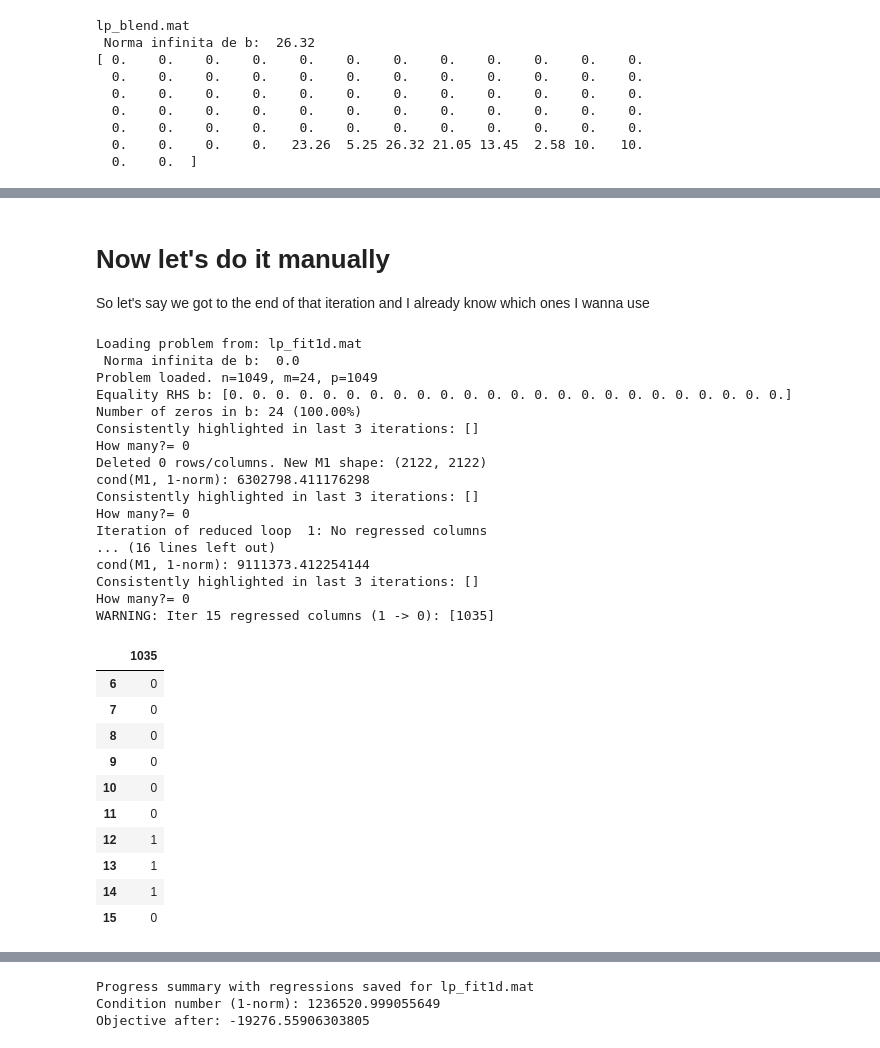
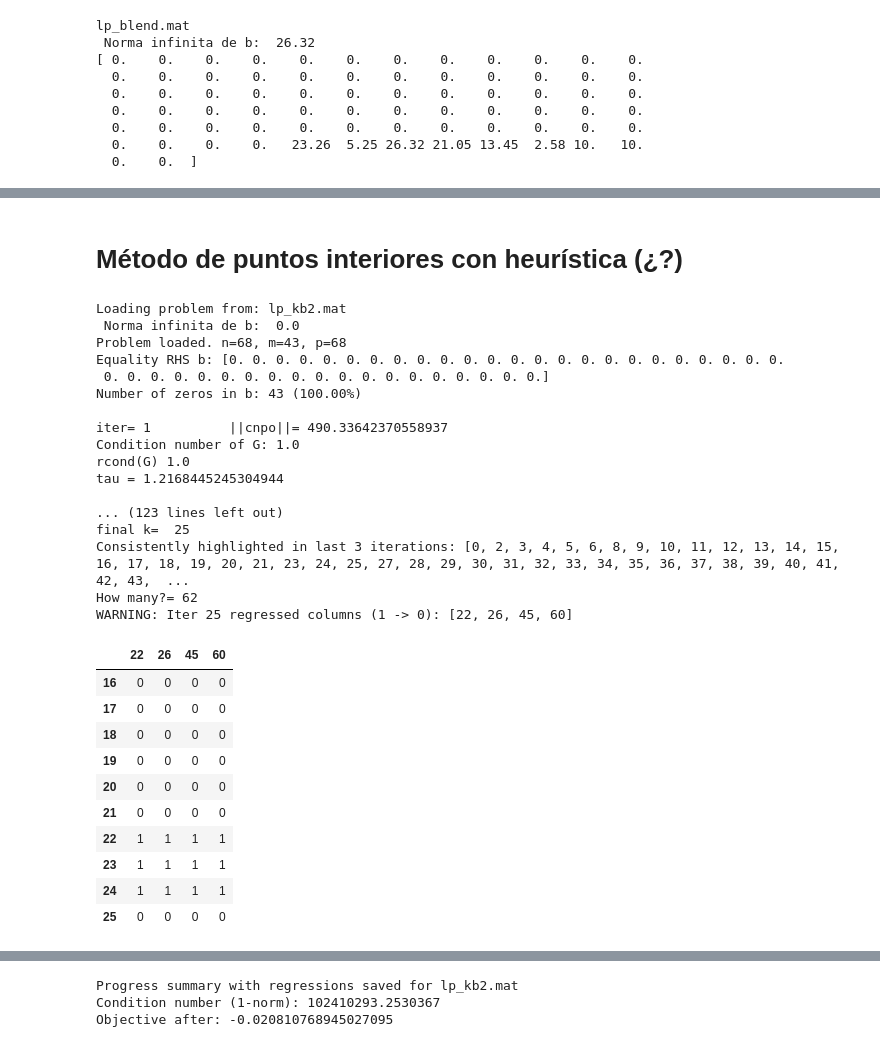
Before and after one commit to fattyfibonacci/thesis_int_point, a Jupyter notebook: intpoint_probs.ipynb, the cells around one changed output, grey strips where cells are left out. Saved outputs shown, nothing was run; the diff lists cells and outputs as text; code cells hidden in the pictures.

Commit message:
kmax=100 and final code for results

```diff
--- a/intpoint_probs.ipynb
+++ b/intpoint_probs.ipynb
@@ -276,13 +273,11 @@ Sistema Reducido
-# %% [markdown]
-# Now let's do it manually
-
-So let's say we got to the end of that iteration and I already know which ones I wanna use
+# %% [markdown]
+# Método de puntos interiores con heurística (¿?)
 # %%
 # Choose a file
-#mat_files = 'lp_kb2.mat'     # b = 0
+mat_files = 'lp_kb2.mat'     # b = 0
 #mat_files = 'lp_afiro.mat'   # bmax = 500, and no mu tends to zero  and no condition problem
 #mat_files = 'lp_blend.mat'    # bmax = 26.32, and no mu tends to zero.
-mat_files = 'lp_fit1d.mat'   # b = 0
+#mat_files = 'lp_fit1d.mat'   # b = 0
 #mat_files = 'lp_fit1p.mat'   # bmax = 216, and no mu tends to zero, condition 10^12
 #mat_files = 'lp_grow15.mat'  # b = 0, condition 10^6
 #mat_files = 'lp_grow22.mat'  # b = 0, condition 1.4e7
@@ -310,7 +305,7 @@ problem_info = {
 }
 
 tol = 1e-6
-kmax = 10
+kmax = 100
 
 #print("El rango de A es", np.linalg.matrix_rank(A))
 
@@ -321,7 +316,8 @@ FT = F.T
 x = np.ones(n)
 lamda = np.zeros(m)
 mu = np.ones(p)
-z = np.ones(p)
+#z = np.ones(p)
+z = F @ x - d + (0.5)*np.ones(p)
 
 sigma = 0.5 # Valor fijo
 tau = sigma * np.dot(mu, z) / p
@@ -403,8 +399,8 @@ while norma_cnpo > tol and k < kmax:
     ### Step size
     alpha_mu = paso_intpoint(mu, wmu)
     alpha_z  = paso_intpoint(z, wz)
-    #alpha    = 0.995 * min(alpha_mu, alpha_z)
-    alpha    = min(alpha_mu, alpha_z)
+    alpha    = 0.995 * min(alpha_mu, alpha_z)
+    #alpha    = min(alpha_mu, alpha_z)
     #print("alpha= " , alpha)
 
     # remember something
@@ -481,6 +477,7 @@ while norma_cnpo > tol and k < kmax:
 
     # So here is when we start getting close to the issues of the matrix, as we already exited the while loop
 
+print("final k= ",k)
 k_red = 0
 tol_red = 1e-10
 max_red = 10
@@ -586,57 +583,57 @@ display(summary_df)
 # After finishing the loops
 # After your existing computation and summary_df creation:
 
 # Add problem info
 summary_df['Problem'] = mat_files
 summary_df['dim_x'] = n
 summary_df['dim_A'] = m
 summary_df['dim_F'] = p
 summary_df['||b||_inf'] = np.linalg.norm(b, np.inf)
 summary_df['num_zeros_in_b'] = np.sum(b == 0)
 
 # Reorder columns if you want
 cols_order = ['Problem', 'dim_x', 'dim_A', 'dim_F', '||b||_inf', 'num_zeros_in_b', 'Metric', 'Before', 'After']
 summary_df = summary_df[cols_order]
 
 # After finishing all computations:
 
 # After all your iterations and building summary_df and regressed_df
 
 with pd.ExcelWriter(f"progress_summary_{mat_files}.xlsx", engine='xlsxwriter') as writer:
     summary_df.to_excel(writer, sheet_name='Summary', index=False)
     if 'regressed_df' in locals() and not regressed_df.empty:
         regressed_df.to_excel(writer, sheet_name='Regressions', index=False)
 
 print(f"Progress summary with regressions saved for {mat_files}")
 
 print("Condition number (1-norm):", cond_after)
 print("Objective after:", obj_after)
 # %% [output]
-Loading problem from: lp_fit1d.mat
+Loading problem from: lp_kb2.mat
  Norma infinita de b:  0.0
-Problem loaded. n=1049, m=24, p=1049
-Equality RHS b: [0. 0. 0. 0. 0. 0. 0. 0. 0. 0. 0. 0. 0. 0. 0. 0. 0. 0. 0. 0. 0. 0. 0. 0.]
-Number of zeros in b: 24 (100.00%)
-Consistently highlighted in last 3 iterations: []
-How many?= 0
-Deleted 0 rows/columns. New M1 shape: (2122, 2122)
-cond(M1, 1-norm): 6302798.411176298
-Consistently highlighted in last 3 iterations: []
-How many?= 0
-Iteration of reduced loop  1: No regressed columns
-... (16 lines left out)
-cond(M1, 1-norm): 9111373.412254144
-Consistently highlighted in last 3 iterations: []
-How many?= 0
-WARNING: Iter 15 regressed columns (1 -> 0): [1035]
+Problem loaded. n=68, m=43, p=68
+Equality RHS b: [0. 0. 0. 0. 0. 0. 0. 0. 0. 0. 0. 0. 0. 0. 0. 0. 0. 0. 0. 0. 0. 0. 0. 0.
+ 0. 0. 0. 0. 0. 0. 0. 0. 0. 0. 0. 0. 0. 0. 0. 0. 0. 0. 0.]
+Number of zeros in b: 43 (100.00%)
+
+iter= 1          ||cnpo||= 490.33642370558937
+Condition number of G: 1.0
+rcond(G) 1.0
+tau = 1.2168445245304944
+
+... (123 lines left out)
+final k=  25
+Consistently highlighted in last 3 iterations: [0, 2, 3, 4, 5, 6, 8, 9, 10, 11, 12, 13, 14, 15, 16, 17, 18, 19, 20, 21, 23, 24, 25, 27, 28, 29, 30, 31, 32, 33, 34, 35, 36, 37, 38, 39, 40, 41, 42, 43,  ...
+How many?= 62
+WARNING: Iter 25 regressed columns (1 -> 0): [22, 26, 45, 60]
-|  | 1035 |
-| 6 | 0 |
-| 7 | 0 |
-| 8 | 0 |
-| 9 | 0 |
-| 10 | 0 |
-| 11 | 0 |
-| 12 | 1 |
-| 13 | 1 |
-| 14 | 1 |
-| 15 | 0 |
+|  | 22 | 26 | 45 | 60 |
+| 16 | 0 | 0 | 0 | 0 |
+| 17 | 0 | 0 | 0 | 0 |
+| 18 | 0 | 0 | 0 | 0 |
+| 19 | 0 | 0 | 0 | 0 |
+| 20 | 0 | 0 | 0 | 0 |
+| 21 | 0 | 0 | 0 | 0 |
+| 22 | 1 | 1 | 1 | 1 |
+| 23 | 1 | 1 | 1 | 1 |
+| 24 | 1 | 1 | 1 | 1 |
+| 25 | 0 | 0 | 0 | 0 |
@@ -668,3 +665,3 @@ Iteration of reduced loop  10: No regressed columns
-Progress summary with regressions saved for lp_fit1d.mat
-Condition number (1-norm): 1236520.999055649
-Objective after: -19276.55906303805
+Progress summary with regressions saved for lp_kb2.mat
+Condition number (1-norm): 102410293.2530367
+Objective after: -0.020810768945027095
```
Also changed, not shown: parts of 12 cells of this notebook, 1 other file.
